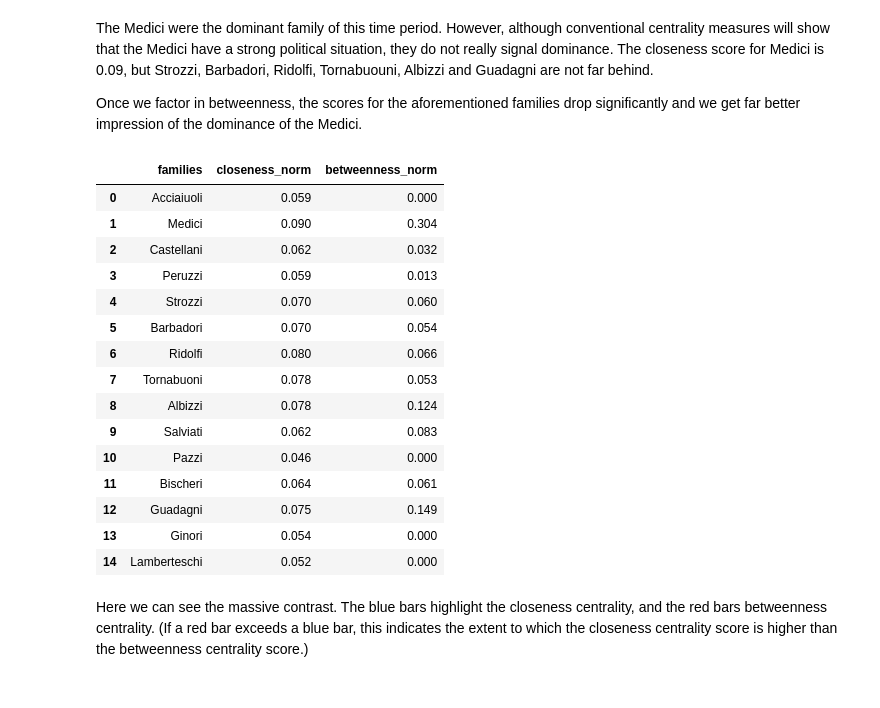
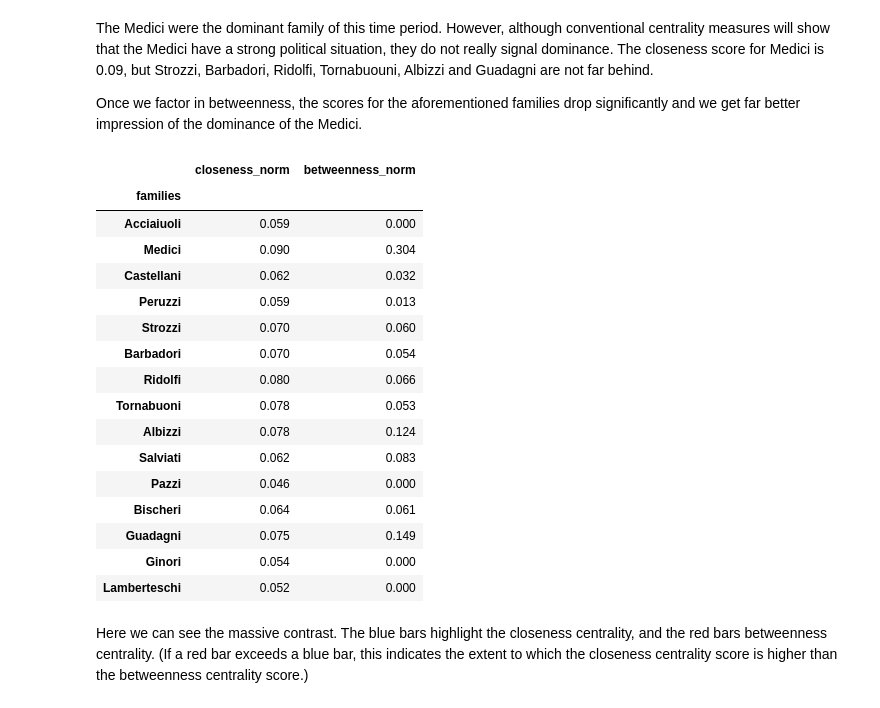
Before and after one commit to maastrichtlawtech/legalnetworkanalysis_textbook, a Jupyter notebook: Chapter_3_Centrality.ipynb, the cells around one changed output. Saved outputs shown, nothing was run; the diff lists cells and outputs as text; code cells hidden in the pictures.

```diff
--- a/Chapter_3_Centrality.ipynb
+++ b/Chapter_3_Centrality.ipynb
@@ -888,35 +889,41 @@ The Medici were the dominant family of this time period. However, although conve
 
 Once we factor in betweenness, the scores for the aforementioned families drop significantly and we get far better impression of the dominance of the Medici.
 # %%
-closeness_arr = np.array([x for x in nx.closeness_centrality(g_florentine).values()])
-closeness_sum = np.sum(closeness_arr)
-closeness_norm = closeness_arr/closeness_sum
-betweenness_arr = np.array([x for x in nx.betweenness_centrality(g_florentine).values()])
-betweenness_sum = np.sum(betweenness_arr)
-betweenness_norm = betweenness_arr/betweenness_sum
+g_florentine = nx.florentine_families_graph()
+families = list(g_florentine.nodes)
+closeness = nx.closeness_centrality(g_florentine)
+closeness_scores = list(closeness.values())
+closeness_norm = closeness_scores/np.sum(closeness_scores)
+
+betweenness = nx.betweenness_centrality(g_florentine)
+betweenness_scores = list(betweenness.values())
+betweenness_norm = betweenness_scores/(np.sum(betweenness_scores))
 
 
-df_medici = pd.DataFrame({'families':nx.closeness_centrality(g_florentine).keys(),
-                       'closeness_norm': np.around(closeness_norm, 3),
-                      'betweenness_norm': np.around(betweenness_norm, 3)})
-df_medici
+resdf = pd.DataFrame({'families': families,
+                        'closeness_norm': closeness_norm,
+                      'betweenness_norm': betweenness_norm})
+resdf.set_index("families", inplace=True)
+resdf.to_csv("data/betweeeness_florentine_results.csv")
+resdf
 # %% [output]
-|  | families | closeness_norm | betweenness_norm |
-| 0 | Acciaiuoli | 0.059 | 0.000 |
-| 1 | Medici | 0.090 | 0.304 |
-| 2 | Castellani | 0.062 | 0.032 |
-| 3 | Peruzzi | 0.059 | 0.013 |
-| 4 | Strozzi | 0.070 | 0.060 |
-| 5 | Barbadori | 0.070 | 0.054 |
-| 6 | Ridolfi | 0.080 | 0.066 |
-| 7 | Tornabuoni | 0.078 | 0.053 |
-| 8 | Albizzi | 0.078 | 0.124 |
-| 9 | Salviati | 0.062 | 0.083 |
-| 10 | Pazzi | 0.046 | 0.000 |
-| 11 | Bischeri | 0.064 | 0.061 |
-| 12 | Guadagni | 0.075 | 0.149 |
-| 13 | Ginori | 0.054 | 0.000 |
-| 14 | Lamberteschi | 0.052 | 0.000 |
+|  | closeness_norm | betweenness_norm |
+| families |  |  |
+| Acciaiuoli | 0.059 | 0.000 |
+| Medici | 0.090 | 0.304 |
+| Castellani | 0.062 | 0.032 |
+| Peruzzi | 0.059 | 0.013 |
+| Strozzi | 0.070 | 0.060 |
+| Barbadori | 0.070 | 0.054 |
+| Ridolfi | 0.080 | 0.066 |
+| Tornabuoni | 0.078 | 0.053 |
+| Albizzi | 0.078 | 0.124 |
+| Salviati | 0.062 | 0.083 |
+| Pazzi | 0.046 | 0.000 |
+| Bischeri | 0.064 | 0.061 |
+| Guadagni | 0.075 | 0.149 |
+| Ginori | 0.054 | 0.000 |
+| Lamberteschi | 0.052 | 0.000 |
 # %% [markdown]
 Here we can see the massive contrast. The blue bars highlight the closeness centrality, and the red bars betweenness centrality. (If a red bar exceeds a blue bar, this indicates the extent to which the closeness centrality score is higher than the betweenness centrality score.)
 # %%
```
Also changed, not shown: parts of 7 cells of this notebook, 4 other files.
